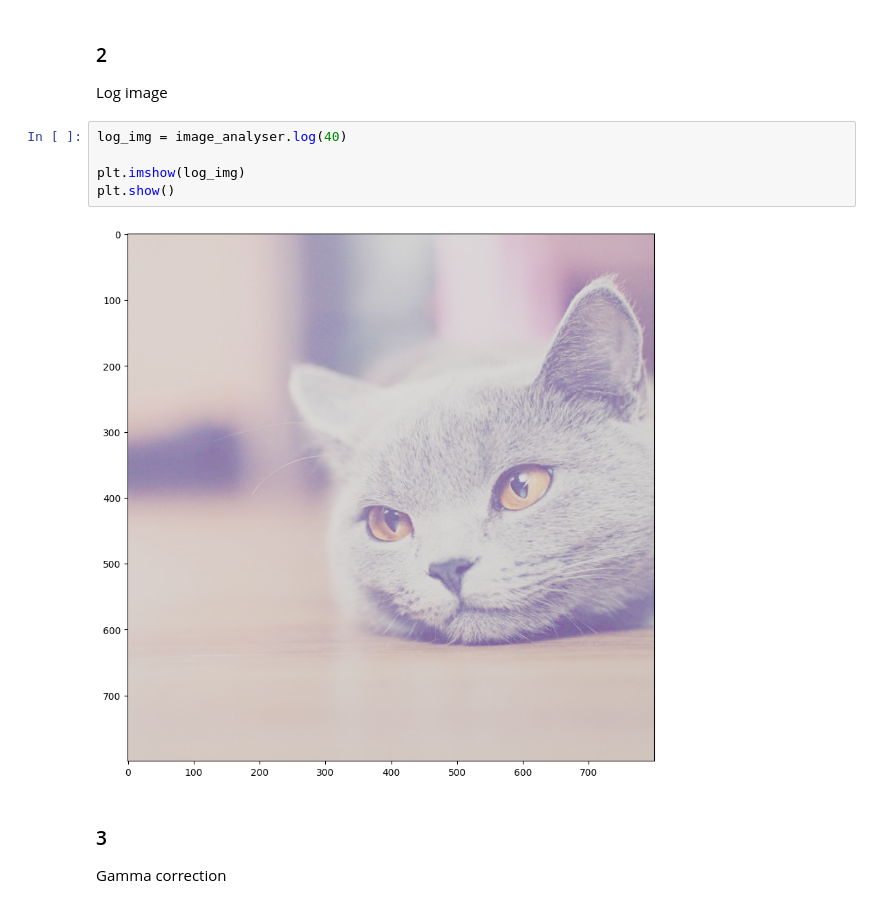
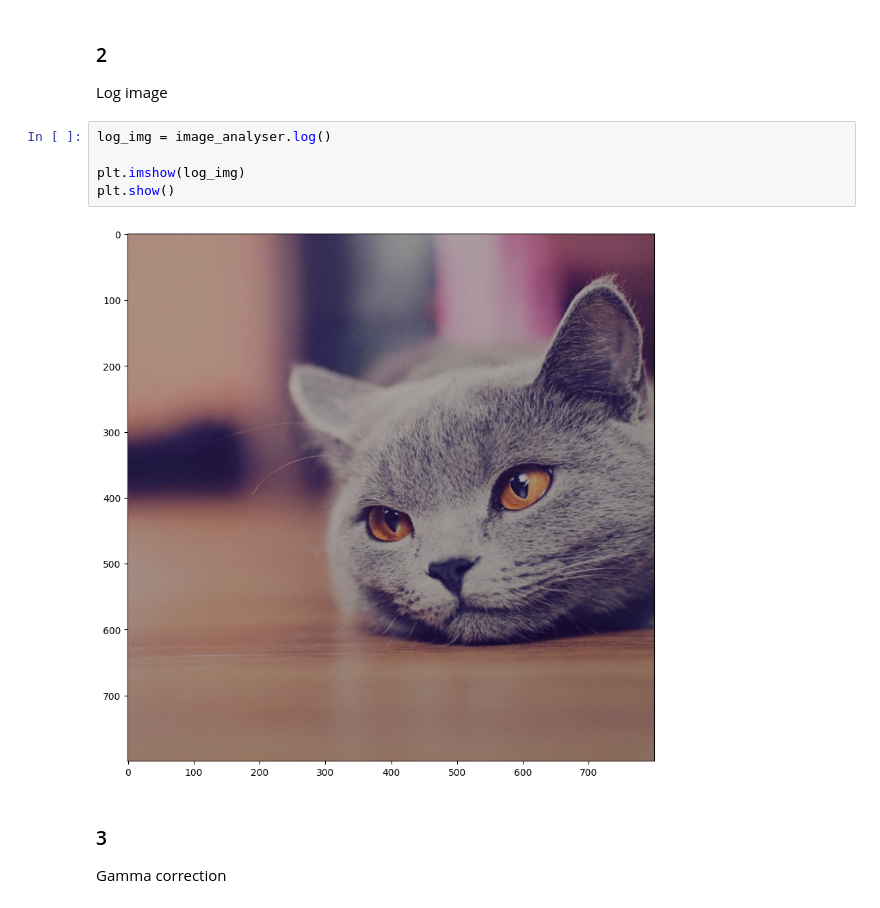
Before and after one commit to Gerrytty/digital-image-processing-course, a Jupyter notebook: lab3/lab2.ipynb, the cells around one changed output. Saved outputs shown, nothing was run; the diff lists cells and outputs as text.

```diff
--- a/lab3/lab2.ipynb
+++ b/lab3/lab2.ipynb
@@ -100,12 +152,12 @@ image_analyser.create_hist("/home/julia/Desktop/DIP/lab3")
 ### 2
 Log image
 # %%
-log_img = image_analyser.log(40)
+log_img = image_analyser.log()
 
 plt.imshow(log_img)
 plt.show()
 # %% [output]
-[figure, old version]
+[figure, new version]
 # %% [markdown]
 ### 3
 Gamma correction
```
Also changed, not shown: parts of 10 cells of this notebook, 5 other files.
